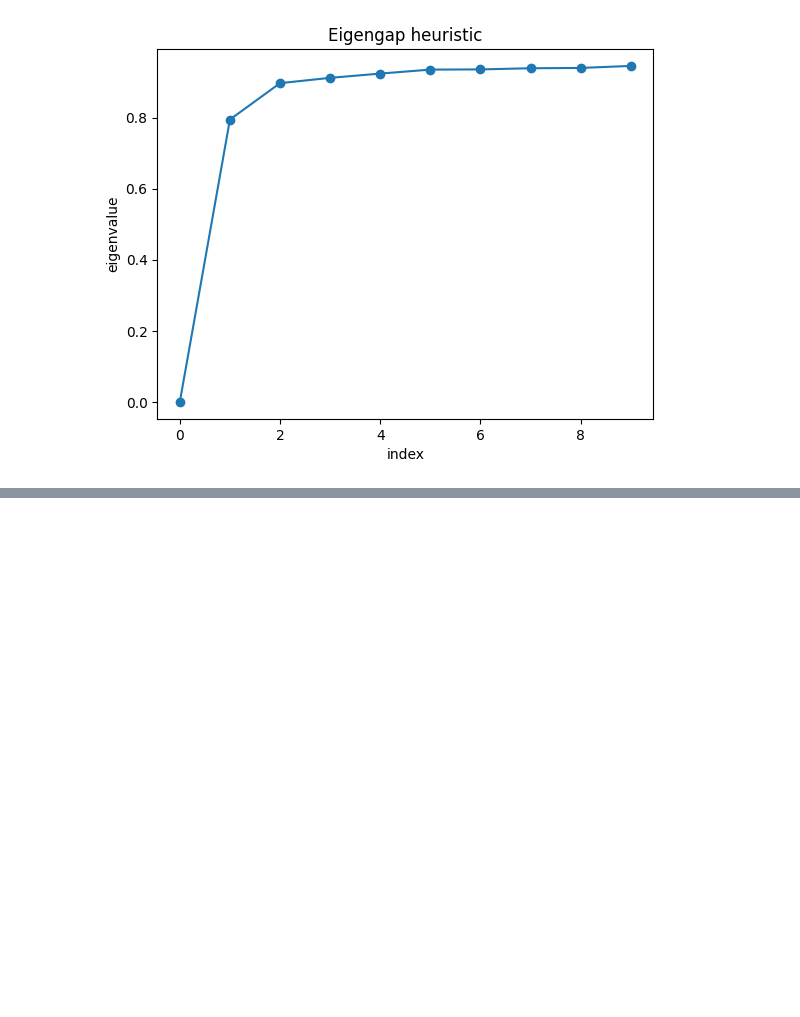
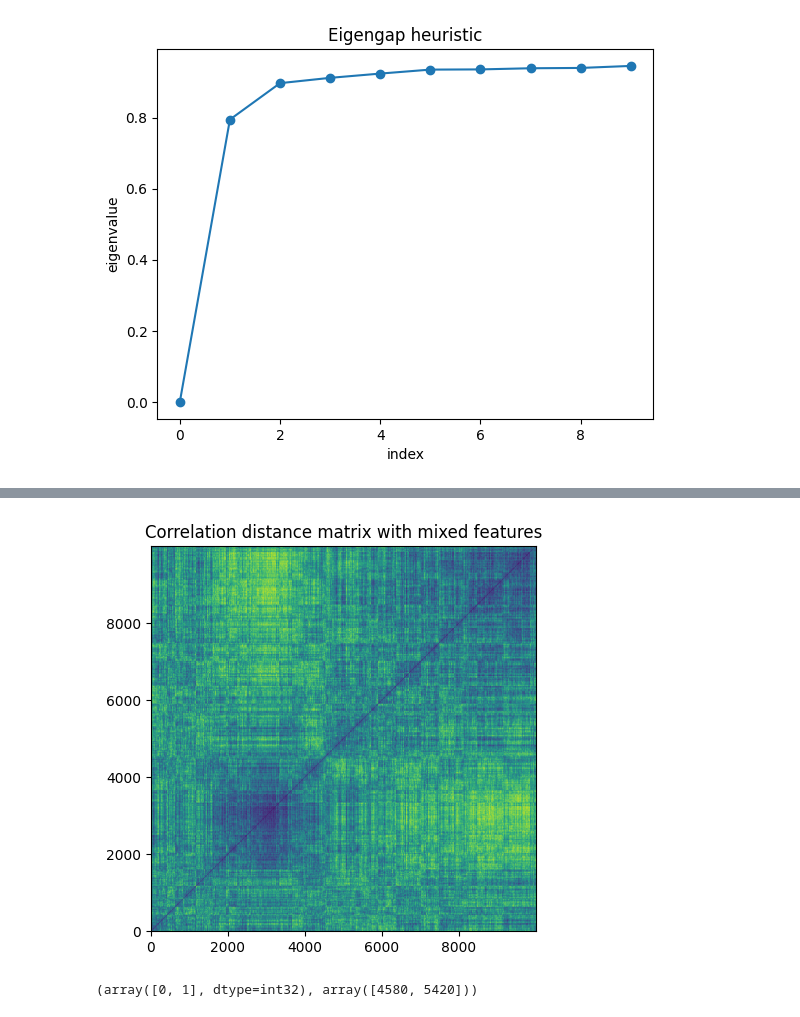
Before and after one commit to Guflie/PoliMi-AS-project, a Jupyter notebook: trend_analysis.ipynb, the cells around one changed output, grey strips where cells are left out. Saved outputs shown, nothing was run; the diff lists cells and outputs as text; code cells hidden in the pictures; blank space fills up the shorter version.

Commit message:
Tested trends on PCA+original features space

```diff
--- a/trend_analysis.ipynb
+++ b/trend_analysis.ipynb
@@ -215,0 +219,13 @@ plt.show()
+# %%
+from sklearn.decomposition import PCA
+
+# numeber of components taken from the pca_modified.ipynb
+NUM_PCA = 10
+pca_feats = [f"PCA{i+1}" for i in range(NUM_PCA)]
+pca = PCA(n_components=NUM_PCA, random_state=42)
+df_pca = pd.DataFrame(pca.fit_transform(std_num_df), columns=pca_feats)
+
+selected_original_feats = ["academic_performance", "financial_stress", "family_expectation", "physical_activity", "sleep_hours", "academic_year", "age"]
+mixed_df = pd.concat([df_pca, std_num_df[selected_original_feats]], axis=1)
+
+mixed_df
@@ -215,0 +246,28 @@ plt.show()
+# %%
+corr_dist_mixed = squareform(pdist(mixed_df, metric="correlation"))
+
+order = leaves_list(linkage(squareform(corr_dist_mat, checks=False), method="average"))
+ordered = corr_dist_mat[np.ix_(order, order)]
+
+fig, ax = plt.subplots(1, 1, figsize=(5,5))
+ax.imshow(ordered, aspect="equal", origin="lower")
+plt.title("Correlation distance matrix with mixed features")
+plt.show()
+# %% [output]
+[figure, added]
+# %%
+sigma = np.median(corr_dist_mat)
+affinity = np.exp(-corr_dist_mat**2 / (2 * sigma**2))
+
+sc = SpectralClustering(
+    n_clusters=2,
+    affinity="precomputed",
+    assign_labels="kmeans",
+    random_state=42,
+    n_init=10
+)
+labels = sc.fit_predict(affinity)
+
+print(np.unique(labels, return_counts=True))
+# %% [output]
+(array([0, 1], dtype=int32), array([4580, 5420]))
```
Also changed, not shown: parts of 7 cells of this notebook.
